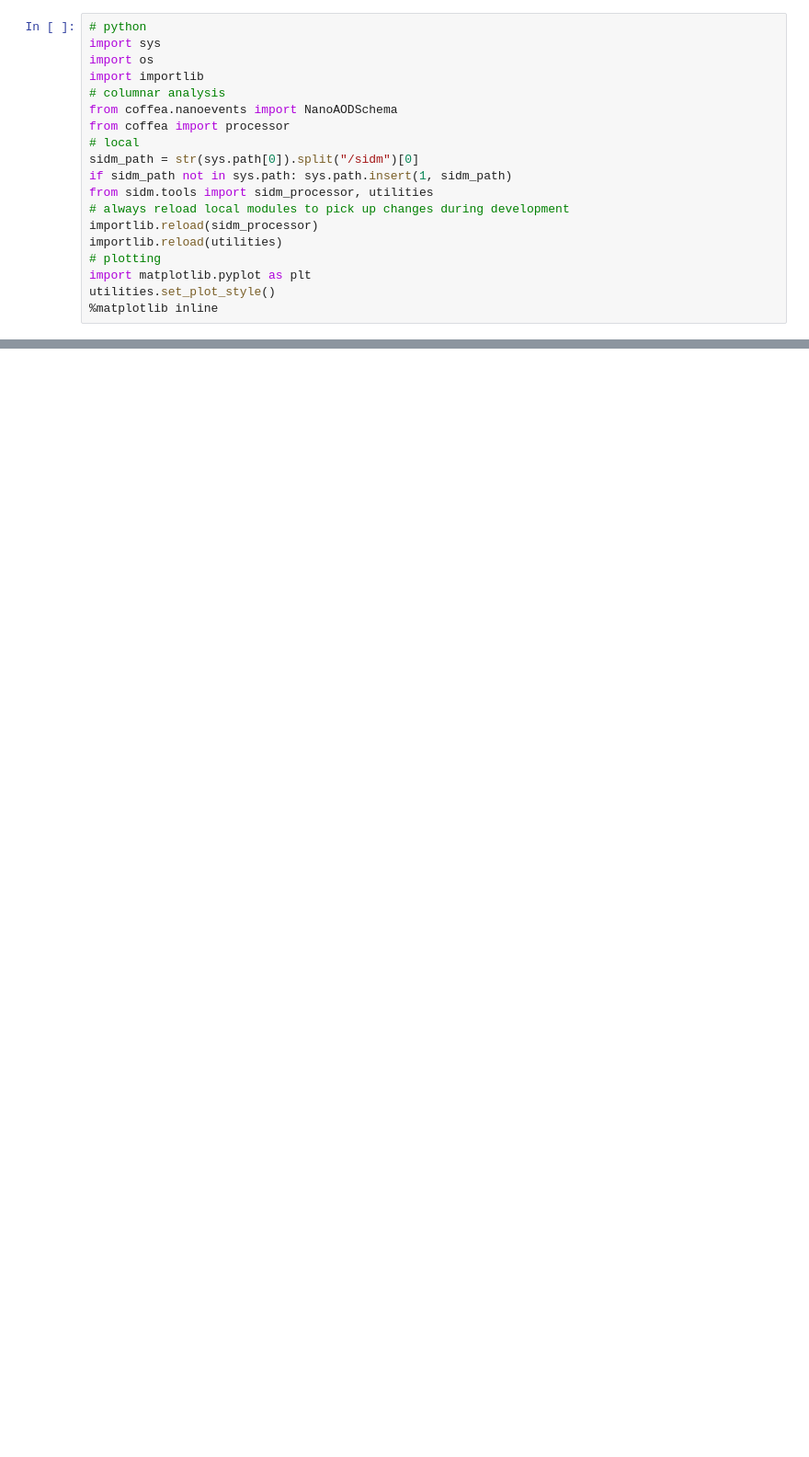
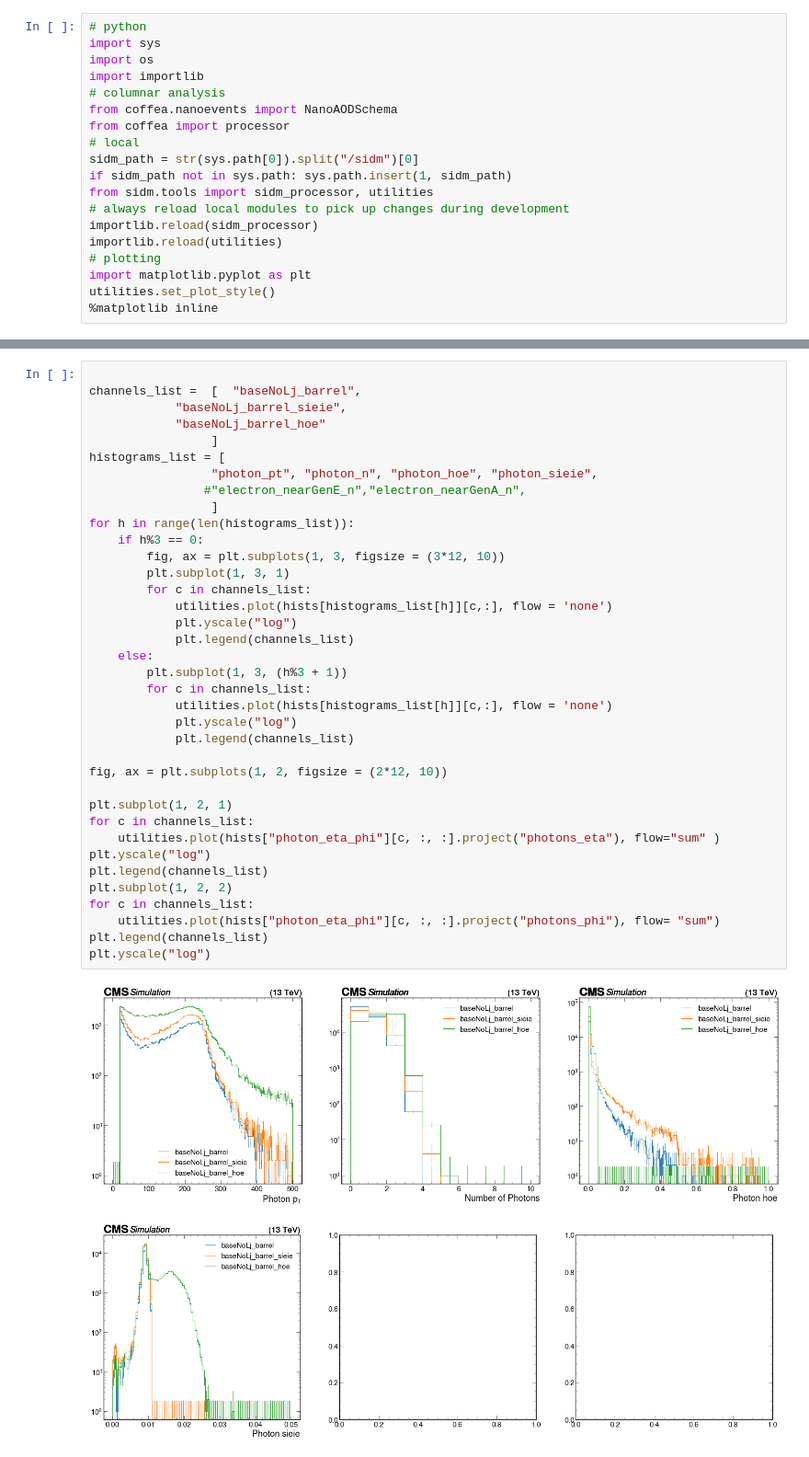
Before and after one commit to mariajose2398/SIDM, a Jupyter notebook: sidm/studies/signal_kinematics/photons.ipynb, the cells around one changed output, grey strips where cells are left out. Shown: that part at 92% size. Drawn from its saved outputs; the diff is of its cells as text; blank space fills up the shorter version.

```diff
--- a/sidm/studies/signal_kinematics/photons.ipynb
+++ b/sidm/studies/signal_kinematics/photons.ipynb
@@ -130,0 +156,40 @@ plt.yscale("log")
+# %%
+
+channels_list =  [  "baseNoLj_barrel",
+            "baseNoLj_barrel_sieie",
+            "baseNoLj_barrel_hoe"
+                 ]
+histograms_list = [
+                 "photon_pt", "photon_n", "photon_hoe", "photon_sieie",
+                #"electron_nearGenE_n","electron_nearGenA_n",
+                 ]
+for h in range(len(histograms_list)):
+    if h%3 == 0:
+        fig, ax = plt.subplots(1, 3, figsize = (3*12, 10))
+        plt.subplot(1, 3, 1)
+        for c in channels_list:
+            utilities.plot(hists[histograms_list[h]][c,:], flow = 'none')
+            plt.yscale("log")
+            plt.legend(channels_list)
+    else:
+        plt.subplot(1, 3, (h%3 + 1))
+        for c in channels_list:
+            utilities.plot(hists[histograms_list[h]][c,:], flow = 'none')
+            plt.yscale("log")
+            plt.legend(channels_list)
+
+fig, ax = plt.subplots(1, 2, figsize = (2*12, 10))
+
+plt.subplot(1, 2, 1)
+for c in channels_list:
+    utilities.plot(hists["photon_eta_phi"][c, :, :].project("photons_eta"), flow="sum" )
+plt.yscale("log")
+plt.legend(channels_list)
+plt.subplot(1, 2, 2)
+for c in channels_list:
+    utilities.plot(hists["photon_eta_phi"][c, :, :].project("photons_phi"), flow= "sum")
+plt.legend(channels_list)
+plt.yscale("log")
+# %% [output]
+[figure, added]
+[figure, added]
```
Also changed, not shown: parts of 4 cells of this notebook, 2 other files.
